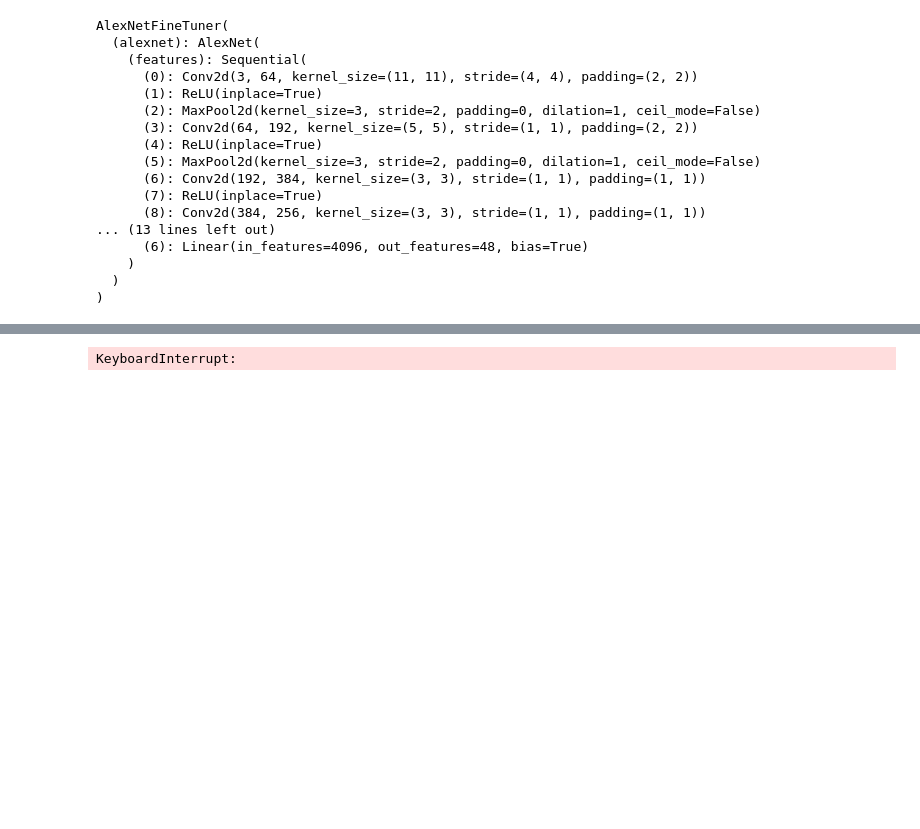
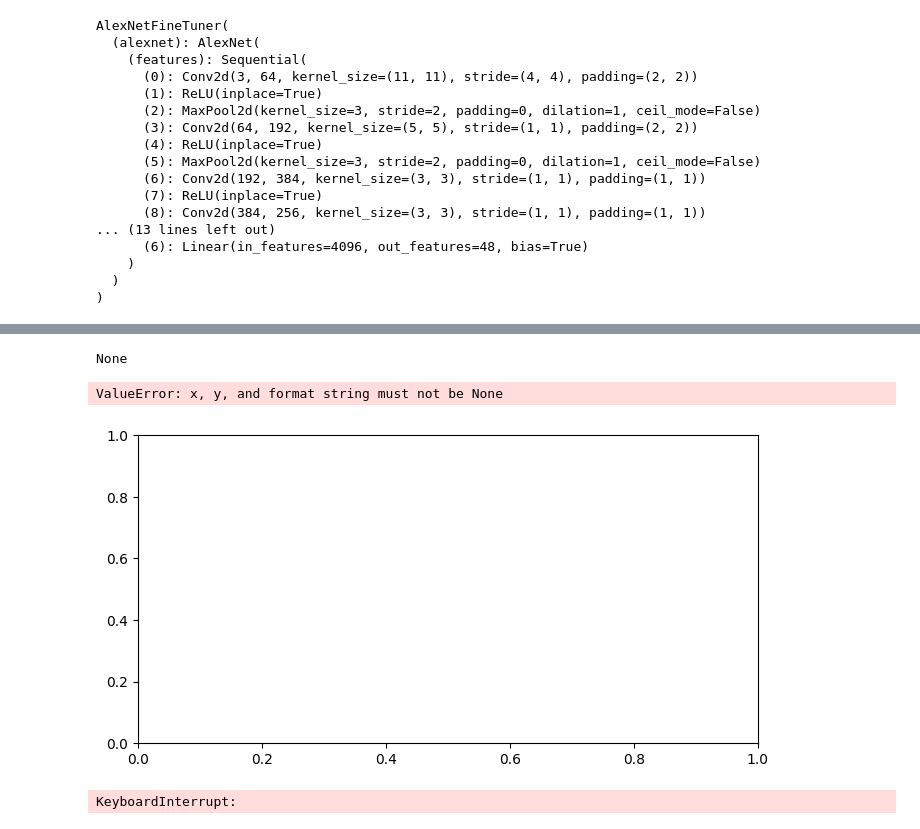
Before and after one commit to 8dsasb/CoinClassifier, a Jupyter notebook: Models_SushrutPhase2.ipynb, the cells around one changed output, grey strips where cells are left out. Cells and saved outputs as stored; diff of their text form; code cells hidden in the pictures; blank space fills up the shorter version.

```diff
--- a/Models_SushrutPhase2.ipynb
+++ b/Models_SushrutPhase2.ipynb
@@ -161,6 +161,7 @@ def train_model(model, train_loader, val_loader, criterion, optimizer, device,sc
         validate_model(model, val_loader, criterion, device)
         scheduler.step()
         lrs.append(optimizer.param_groups[0]['lr'])
+        return lrs
 # %%
 def test_model(model, test_loader, criterion, device):
     model.eval()
@@ -195,7 +196,7 @@ class AlexNetFineTuner(nn.Module):
         super(AlexNetFineTuner, self).__init__()
         self.alexnet = models.alexnet(pretrained=True)
 
-        for idx in [1, 4]:
+        for idx in [1, 3]:
             for param in self.alexnet.classifier[idx].parameters():
                 param.requires_grad = False
 
@@ -237,11 +238,8 @@ criterion = nn.CrossEntropyLoss()
 optimizer = optim.Adam(alex_finetunemodel.parameters(), lr=0.001)
 scheduler = StepLR(optimizer, step_size=1, gamma=0.5)
 
-train_model(alex_finetunemodel, train_loader, val_loader, criterion, optimizer, device,scheduler)
-model_path = "customcnn_model.pth"
-torch.save(alex_finetunemodel.state_dict(), model_path)
-print(f"Model saved to {model_path}")
-
+lrs=train_model(alex_finetunemodel, train_loader, val_loader, criterion, optimizer, device,scheduler)
+print(lrs)
 # Save the model after training
 torch.save(alex_finetunemodel.state_dict(), 'alex_finetunemodel.pth')
 print("Model saved as 'alex_finetunemodel.pth'")
@@ -250,11 +264,16 @@ Epoch [1/10], Loss: 3.9249, Accuracy: 1.93%
 # %%
+print(lrs)
 plt.figure(figsize=(8, 4))
-plt.plot(range(10), lrs, marker='o')
+plt.plot(range(1,11), lrs, marker='o')
 plt.title('Learning Rate Schedule')
 plt.xlabel('Epoch')
 plt.ylabel('Learning Rate')
 plt.grid(True)
 plt.show()
+# %% [output]
+None
+ValueError: x, y, and format string must not be None
+[figure, added]
 # %%
 import numpy as np
 device = torch.device('cuda' if torch.cuda.is_available() else 'cpu')
```
Also changed, not shown: parts of 2 cells of this notebook.
